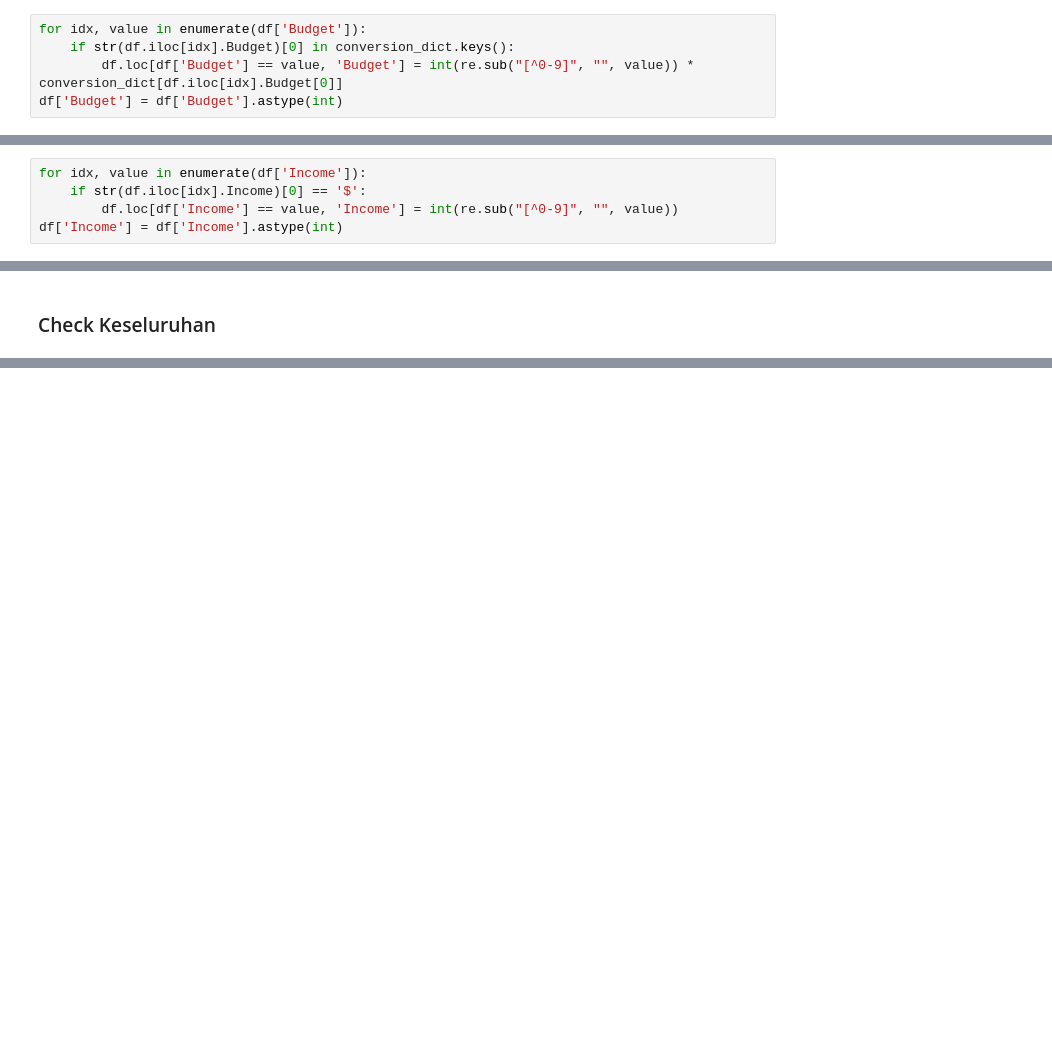
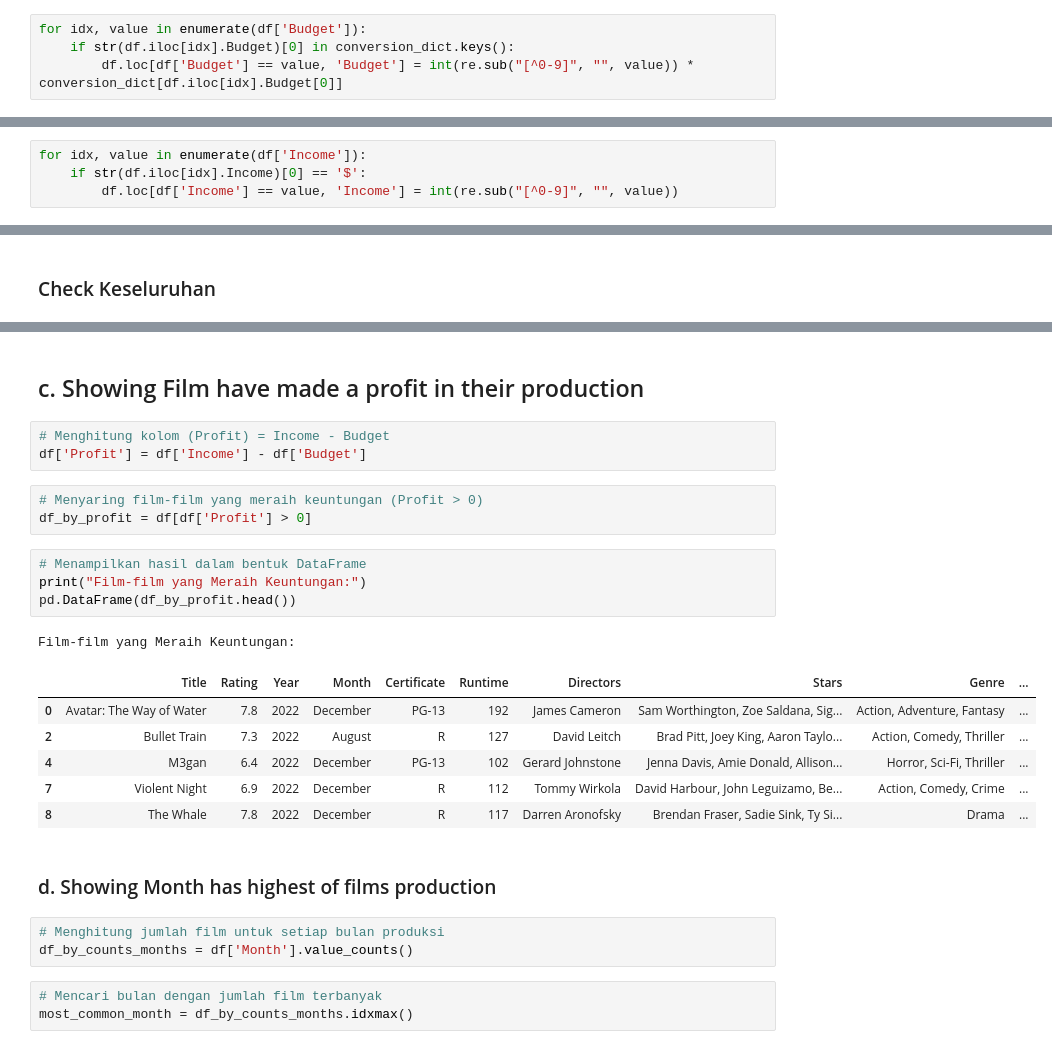
Before and after one commit to MRendiks/Indicator-BackendTest, a Jupyter notebook: Test_Tambahan_Backend/src/no_4/Analytic_Data.ipynb, the cells around one changed output, grey strips where cells are left out. Cells and saved outputs as stored; diff of their text form; blank space fills up the shorter version.

```diff
--- a/Test_Tambahan_Backend/src/no_4/Analytic_Data.ipynb
+++ b/Test_Tambahan_Backend/src/no_4/Analytic_Data.ipynb
@@ -223,4 +223,3 @@ conversion_dict = {
 for idx, value in enumerate(df['Budget']):
     if str(df.iloc[idx].Budget)[0] in conversion_dict.keys():
         df.loc[df['Budget'] == value, 'Budget'] = int(re.sub("[^0-9]", "", value)) * conversion_dict[df.iloc[idx].Budget[0]]
-df['Budget'] = df['Budget'].astype(int)
@@ -272,4 +265,3 @@ Berdasarkan Pengecekan Inconsistent Data. Pada column <b>Income</b> terdapat val
 for idx, value in enumerate(df['Income']):
     if str(df.iloc[idx].Income)[0] == '$':
         df.loc[df['Income'] == value, 'Income'] = int(re.sub("[^0-9]", "", value))
-df['Income'] = df['Income'].astype(int)
@@ -322,0 +371,28 @@ Column 'Certificate' has inconsistent data: ['PG-13' 'PG' 'R' 'Not Rated' 'Unrat
+# %% [markdown]
+## c. Showing Film have made a profit in their production
+# %%
+# Menghitung kolom (Profit) = Income - Budget
+df['Profit'] = df['Income'] - df['Budget']
+# %%
+# Menyaring film-film yang meraih keuntungan (Profit > 0)
+df_by_profit = df[df['Profit'] > 0]
+# %%
+# Menampilkan hasil dalam bentuk DataFrame
+print("Film-film yang Meraih Keuntungan:")
+pd.DataFrame(df_by_profit.head())
+# %% [output]
+Film-film yang Meraih Keuntungan:
+|  | Title | Rating | Year | Month | Certificate | Runtime | Directors | Stars | Genre | ... |
+| 0 | Avatar: The Way of Water | 7.8 | 2022 | December | PG-13 | 192 | James Cameron | Sam Worthington, Zoe Saldana, Sig... | Action, Adventure, Fantasy | ... |
+| 2 | Bullet Train | 7.3 | 2022 | August | R | 127 | David Leitch | Brad Pitt, Joey King, Aaron Taylo... | Action, Comedy, Thriller | ... |
+| 4 | M3gan | 6.4 | 2022 | December | PG-13 | 102 | Gerard Johnstone | Jenna Davis, Amie Donald, Allison... | Horror, Sci-Fi, Thriller | ... |
+| 7 | Violent Night | 6.9 | 2022 | December | R | 112 | Tommy Wirkola | David Harbour, John Leguizamo, Be... | Action, Comedy, Crime | ... |
+| 8 | The Whale | 7.8 | 2022 | December | R | 117 | Darren Aronofsky | Brendan Fraser, Sadie Sink, Ty Si... | Drama | ... |
+# %% [markdown]
+### d. Showing Month has highest of films production
+# %%
+# Menghitung jumlah film untuk setiap bulan produksi
+df_by_counts_months = df['Month'].value_counts()
+# %%
+# Mencari bulan dengan jumlah film terbanyak
+most_common_month = df_by_counts_months.idxmax()
```
Also changed, not shown: parts of 19 cells of this notebook, 2 other files.
